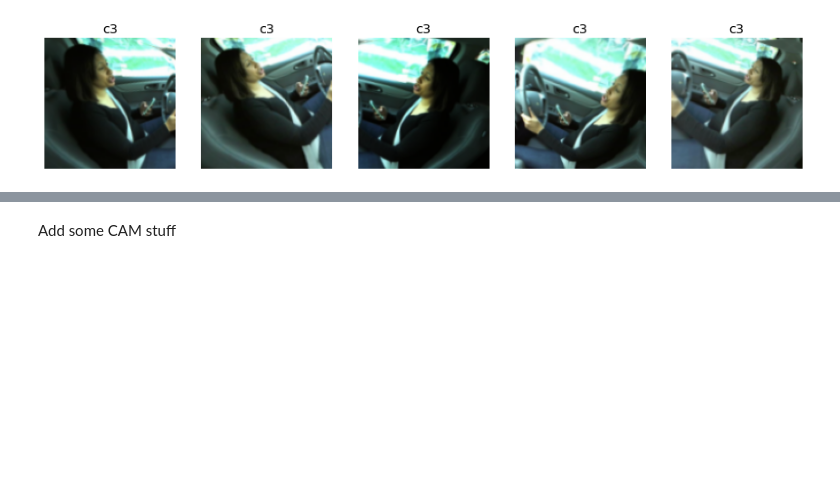
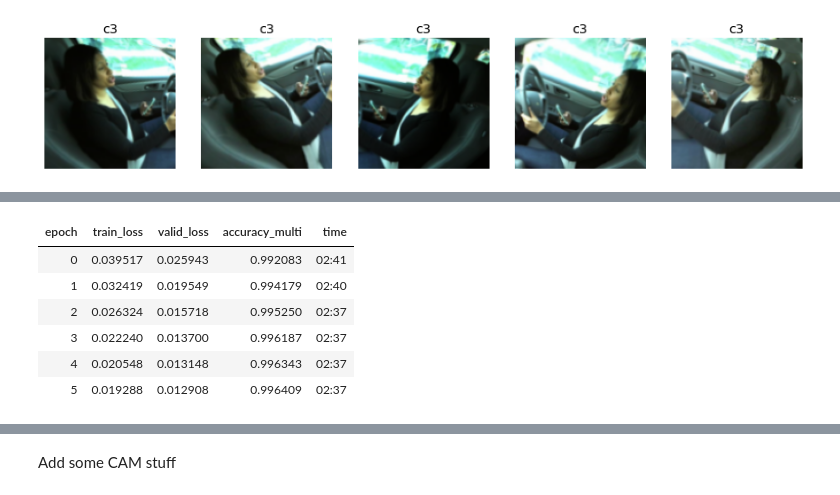
Before and after one commit to ZeroXitreo/SD1-AI-Eksamensprojekt, a Jupyter notebook: Main.ipynb, the cells around one changed output, grey strips where cells are left out. Drawn from its saved outputs; the diff is of its cells as text; code cells hidden in the pictures; blank space fills up the shorter version.

```diff
--- a/Main.ipynb
+++ b/Main.ipynb
@@ -58,3 +73,14 @@ learn = cnn_learner(dls, resnet50, metrics=accuracy_multi)
+# %%
+
+learn.fit_one_cycle(6,lr_max=slice(0.00014454397605732084,0.0003311311302240938))
+# %% [output]
+| epoch | train_loss | valid_loss | accuracy_multi | time |
+| 0 | 0.039517 | 0.025943 | 0.992083 | 02:41 |
+| 1 | 0.032419 | 0.019549 | 0.994179 | 02:40 |
+| 2 | 0.026324 | 0.015718 | 0.995250 | 02:37 |
+| 3 | 0.022240 | 0.013700 | 0.996187 | 02:37 |
+| 4 | 0.020548 | 0.013148 | 0.996343 | 02:37 |
+| 5 | 0.019288 | 0.012908 | 0.996409 | 02:37 |
 # %%
 learn.fine_tune(4, 3e-3)
 # %% [output]
```
Also changed, not shown: parts of 12 cells of this notebook, 1 other file.
